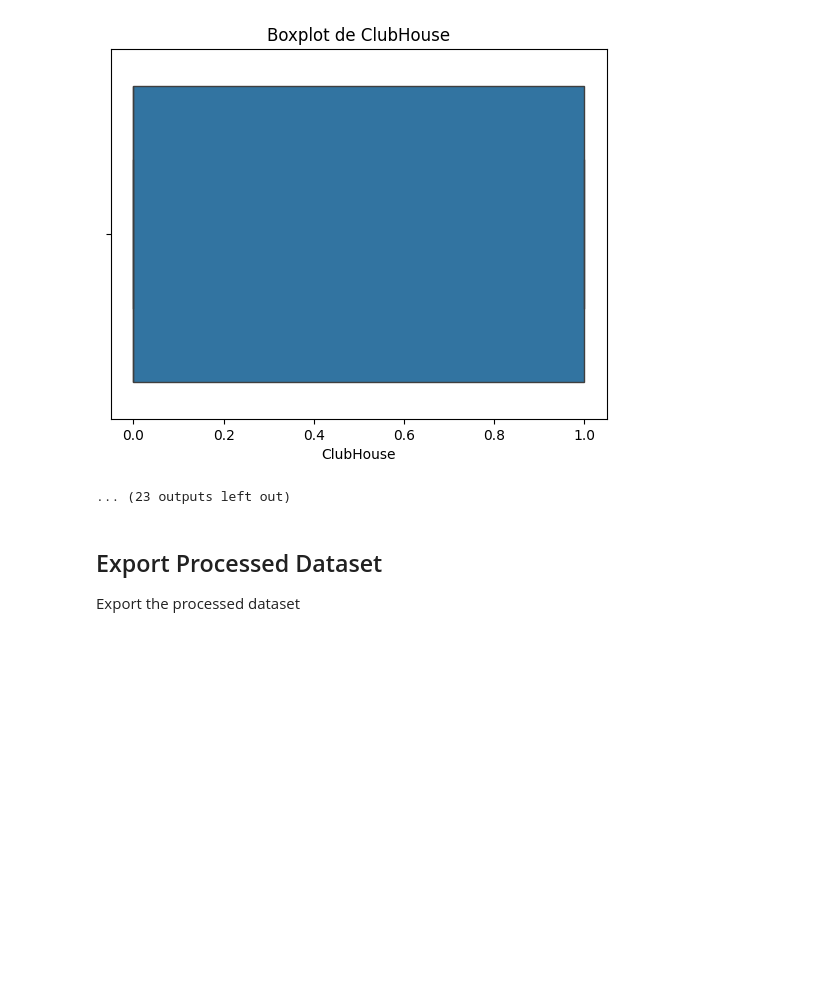
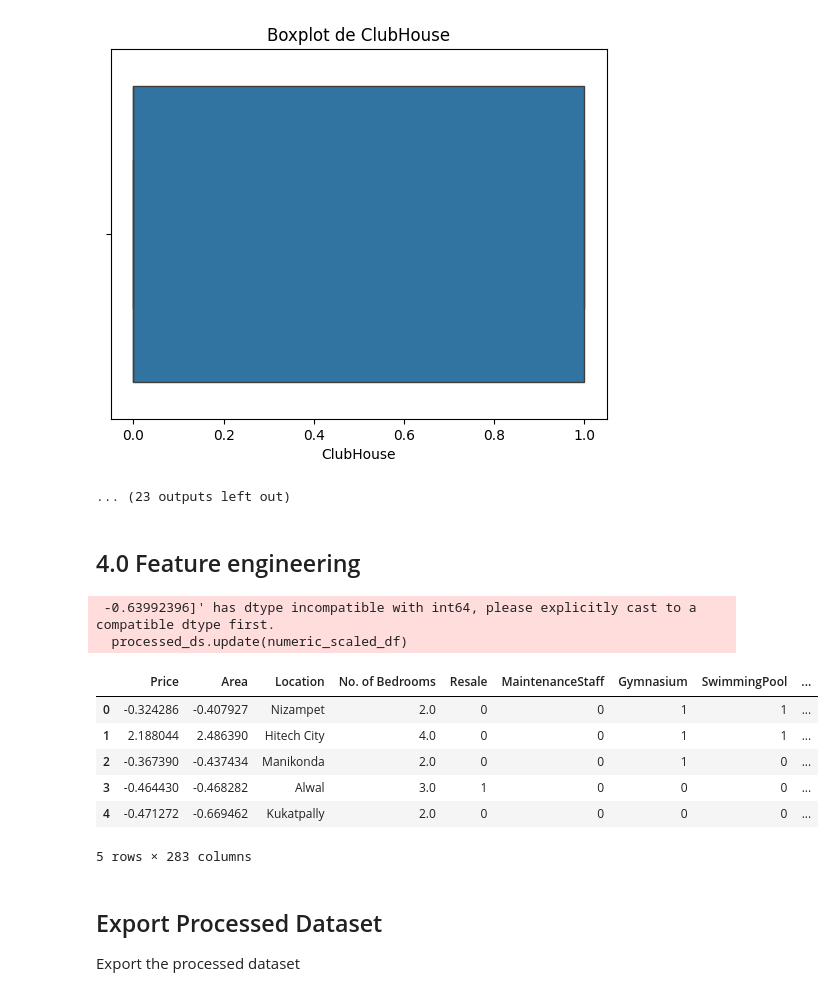
Before and after one commit to albertbolanoss/labs_machine_learning, a Jupyter notebook: notebooks/regresion_lineal/hyderabad_house_price/2.0_pre-processing.ipynb, the cells around one changed output. Cells and saved outputs as stored; diff of their text form; code cells hidden in the pictures; blank space fills up the shorter version.

```diff
--- a/notebooks/regresion_lineal/hyderabad_house_price/2.0_pre-processing.ipynb
+++ b/notebooks/regresion_lineal/hyderabad_house_price/2.0_pre-processing.ipynb
@@ -244,6 +283,46 @@ for col in binary_cols:
 [figure]
 [figure]
 ... (23 outputs left out)
+# %% [markdown]
+## 4.0 Feature engineering
+# %%
+## Scaling
+
+from sklearn.preprocessing import StandardScaler
+import pandas as pd
+
+scaler = StandardScaler()
+
+
+numeric_features_to_scale_df = processed_ds[[PRICE, AREA]]
+
+# Escalar esas columnas
+scaled_features = scaler.fit_transform(numeric_features_to_scale_df)
+
+# Crear dataframe con los datos escalados
+numeric_scaled_df = pd.DataFrame(
+    scaled_features,
+    columns=[PRICE, AREA],
+    index=processed_ds.index
+)
+
+# Reemplazar en el dataset original solo esas columnas
+processed_ds.update(numeric_scaled_df)
+
+# Exportar dataset procesado
+exportDataset(processed_ds, "4_scaling")
+
+processed_ds.head()
+# %% [output]
+ -0.63992396]' has dtype incompatible with int64, please explicitly cast to a compatible dtype first.
+  processed_ds.update(numeric_scaled_df)
+|  | Price | Area | Location | No. of Bedrooms | Resale | MaintenanceStaff | Gymnasium | SwimmingPool | ... |
+| 0 | -0.324286 | -0.407927 | Nizampet | 2.0 | 0 | 0 | 1 | 1 | ... |
+| 1 | 2.188044 | 2.486390 | Hitech City | 4.0 | 0 | 0 | 1 | 1 | ... |
+| 2 | -0.367390 | -0.437434 | Manikonda | 2.0 | 0 | 0 | 1 | 0 | ... |
+| 3 | -0.464430 | -0.468282 | Alwal | 3.0 | 1 | 0 | 0 | 0 | ... |
+| 4 | -0.471272 | -0.669462 | Kukatpally | 2.0 | 0 | 0 | 0 | 0 | ... |
+5 rows × 283 columns
 # %% [markdown]
 ## Export Processed Dataset
 
```
Also changed, not shown: parts of 9 cells of this notebook, 3 other files.
